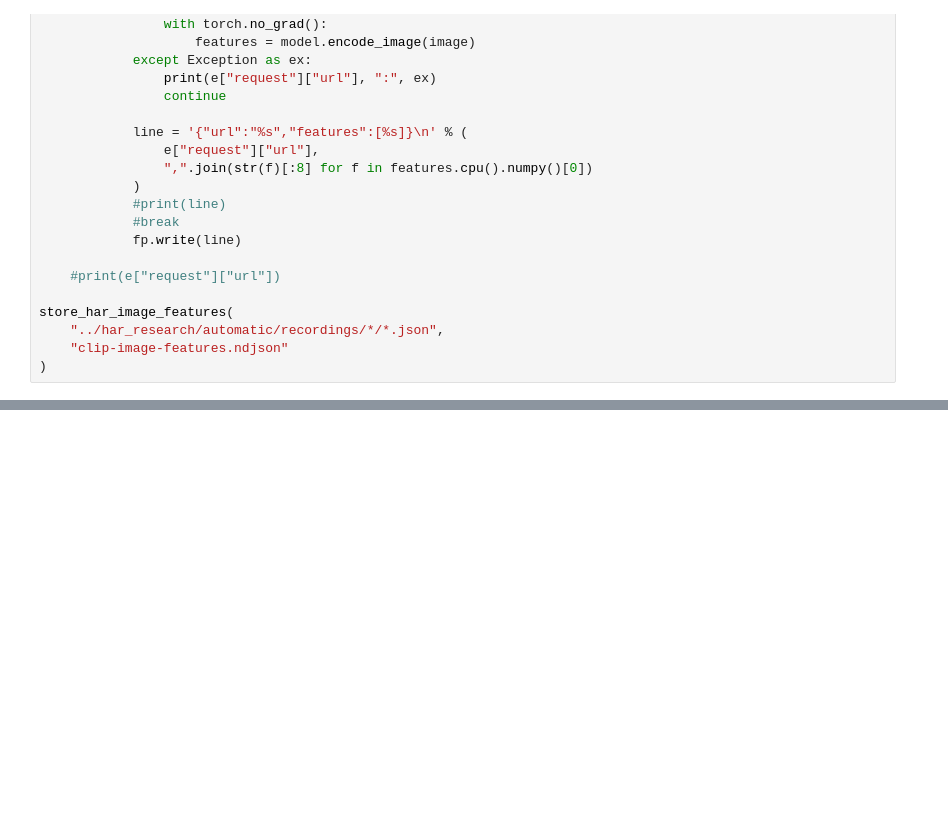
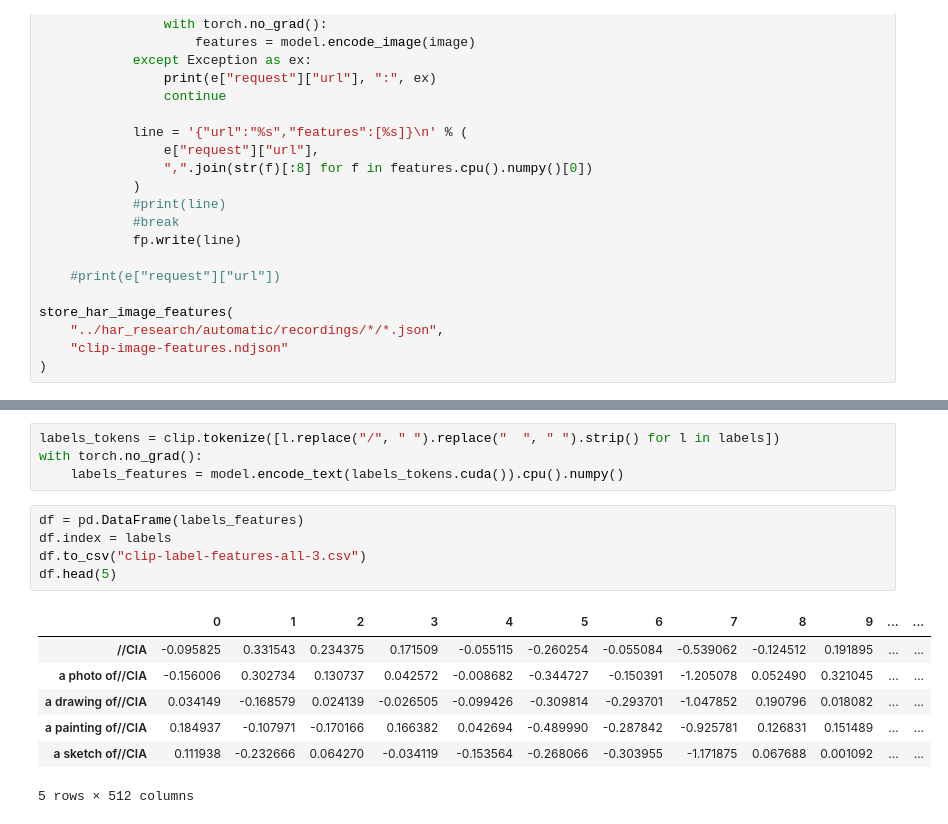
Before and after one commit to defgsus/blog, a Jupyter notebook: src/nn/create-har-clip-image-features.ipynb, the cells around one changed output, grey strips where cells are left out. Cells and saved outputs as stored; diff of their text form; blank space fills up the shorter version.

Commit message:
add label features to the CLIP feature-gen notebook

```diff
--- a/src/nn/create-har-clip-image-features.ipynb
+++ b/src/nn/create-har-clip-image-features.ipynb
@@ -59,0 +110,17 @@ store_har_image_features(
+# %%
+labels_tokens = clip.tokenize([l.replace("/", " ").replace("  ", " ").strip() for l in labels])
+with torch.no_grad():
+    labels_features = model.encode_text(labels_tokens.cuda()).cpu().numpy()
+# %%
+df = pd.DataFrame(labels_features)
+df.index = labels
+df.to_csv("clip-label-features-all-3.csv")
+df.head(5)
+# %% [output]
+|  | 0 | 1 | 2 | 3 | 4 | 5 | 6 | 7 | 8 | 9 | ... | ... |
+| //CIA | -0.095825 | 0.331543 | 0.234375 | 0.171509 | -0.055115 | -0.260254 | -0.055084 | -0.539062 | -0.124512 | 0.191895 | ... | ... |
+| a photo of//CIA | -0.156006 | 0.302734 | 0.130737 | 0.042572 | -0.008682 | -0.344727 | -0.150391 | -1.205078 | 0.052490 | 0.321045 | ... | ... |
+| a drawing of//CIA | 0.034149 | -0.168579 | 0.024139 | -0.026505 | -0.099426 | -0.309814 | -0.293701 | -1.047852 | 0.190796 | 0.018082 | ... | ... |
+| a painting of//CIA | 0.184937 | -0.107971 | -0.170166 | 0.166382 | 0.042694 | -0.489990 | -0.287842 | -0.925781 | 0.126831 | 0.151489 | ... | ... |
+| a sketch of//CIA | 0.111938 | -0.232666 | 0.064270 | -0.034119 | -0.153564 | -0.268066 | -0.303955 | -1.171875 | 0.067688 | 0.001092 | ... | ... |
+5 rows × 512 columns
```
Also changed, not shown: parts of 5 cells of this notebook.
